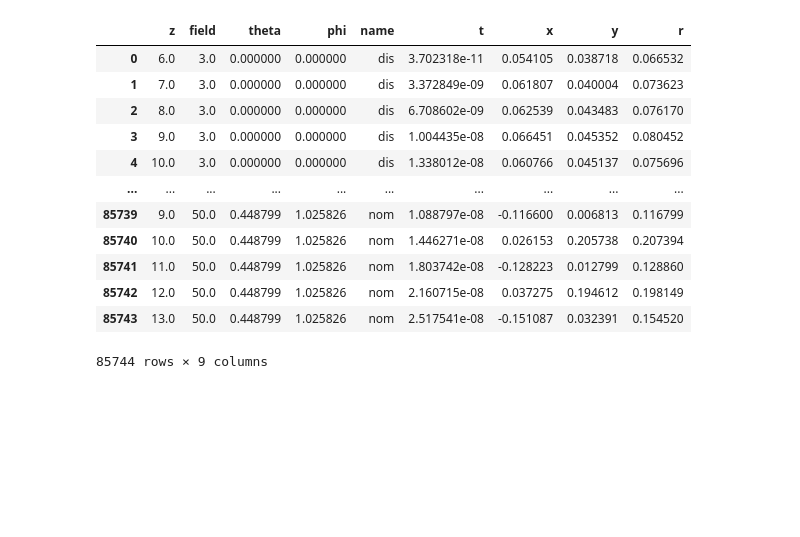
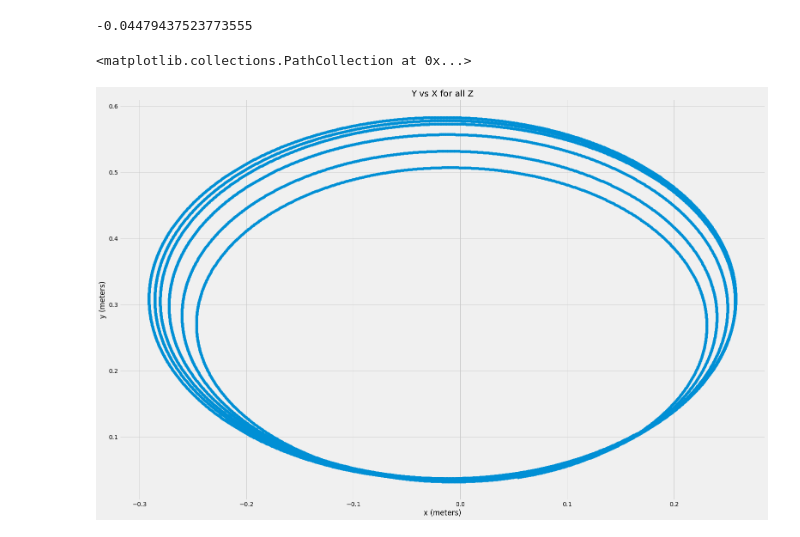
Before and after one commit to ckampa13/particle_EM_tracks, a Jupyter notebook: scripts/Darren/randomphi/Jupyter Notebooks/Readpkl(multipleparam).ipynb, the cells around one changed output. Drawn from its saved outputs; the diff is of its cells as text; code cells hidden in the pictures; blank space fills up the shorter version.

```diff
--- a/scripts/Darren/randomphi/Jupyter Notebooks/Readpkl(multipleparam).ipynb
+++ b/scripts/Darren/randomphi/Jupyter Notebooks/Readpkl(multipleparam).ipynb
@@ -25,8 +25,9 @@ testdir = "/home/darren/Desktop/plots/"
 datadir = "/home/shared_data/"
 plotdir = datadir+"plots/randomphi/"
 mapdir = datadir+"Bmaps/"
-date = "/6-20/"
-newdir = datadir+'test3/'
+date = "/7-9/"
+newdir = datadir+'test4/'
+%matplotlib notebook
 # %%
 files = sorted(os.listdir(newdir))
 e_solvernom = trajectory_solver.from_pickle(newdir+files[0])
@@ -61,17 +61,20 @@ x = readpkl(6, 13, 8)
 df = pd.DataFrame(x, columns = ['z', 'field', 'theta', 'phi', 'name', 't', 'x', 'y', 'r'])
-# %%
-df
-# %% [output]
-|  | z | field | theta | phi | name | t | x | y | r |
-| 0 | 6.0 | 3.0 | 0.000000 | 0.000000 | dis | 3.702318e-11 | 0.054105 | 0.038718 | 0.066532 |
-| 1 | 7.0 | 3.0 | 0.000000 | 0.000000 | dis | 3.372849e-09 | 0.061807 | 0.040004 | 0.073623 |
-| 2 | 8.0 | 3.0 | 0.000000 | 0.000000 | dis | 6.708602e-09 | 0.062539 | 0.043483 | 0.076170 |
-| 3 | 9.0 | 3.0 | 0.000000 | 0.000000 | dis | 1.004435e-08 | 0.066451 | 0.045352 | 0.080452 |
-| 4 | 10.0 | 3.0 | 0.000000 | 0.000000 | dis | 1.338012e-08 | 0.060766 | 0.045137 | 0.075696 |
-| ... | ... | ... | ... | ... | ... | ... | ... | ... | ... |
-| 85739 | 9.0 | 50.0 | 0.448799 | 1.025826 | nom | 1.088797e-08 | -0.116600 | 0.006813 | 0.116799 |
-| 85740 | 10.0 | 50.0 | 0.448799 | 1.025826 | nom | 1.446271e-08 | 0.026153 | 0.205738 | 0.207394 |
-| 85741 | 11.0 | 50.0 | 0.448799 | 1.025826 | nom | 1.803742e-08 | -0.128223 | 0.012799 | 0.128860 |
-| 85742 | 12.0 | 50.0 | 0.448799 | 1.025826 | nom | 2.160715e-08 | 0.037275 | 0.194612 | 0.198149 |
-| 85743 | 13.0 | 50.0 | 0.448799 | 1.025826 | nom | 2.517541e-08 | -0.151087 | 0.032391 | 0.154520 |
-85744 rows × 9 columns
+# %%
+e_solvernom = trajectory_solver.from_pickle(newdir+'50.0_1.346_0.256_0.054_nom.pkl')
+e_solverdis = trajectory_solver.from_pickle(newdir+'50.0_1.346_0.256_0.054_dis.pkl')
+
+e_solverdis.dataframe['pz'].values.mean() - e_solvernom.dataframe['pz'].values.mean()
+# %% [output]
+-0.04479437523773555
+# %%
+fig = plt.figure()
+x = e_solvernom.dataframe['x'].values
+y = e_solvernom.dataframe['y'].values
+plt.xlabel("x (meters)")
+plt.ylabel("y (meters)")
+plt.title('Y vs X for all Z')
+
+plt.scatter(x, y)
+# %% [output]
+<matplotlib.collections.PathCollection at 0x...>
+[figure, added]
```
Also changed, not shown: parts of 20 cells of this notebook, 2 other files.
